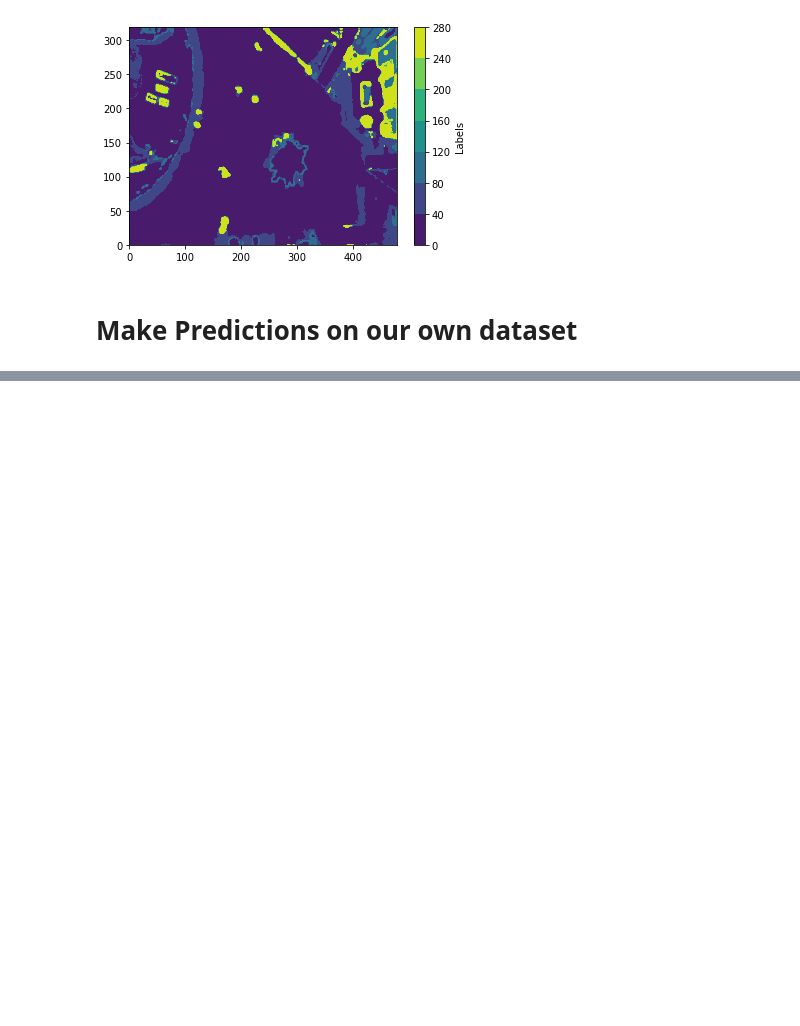
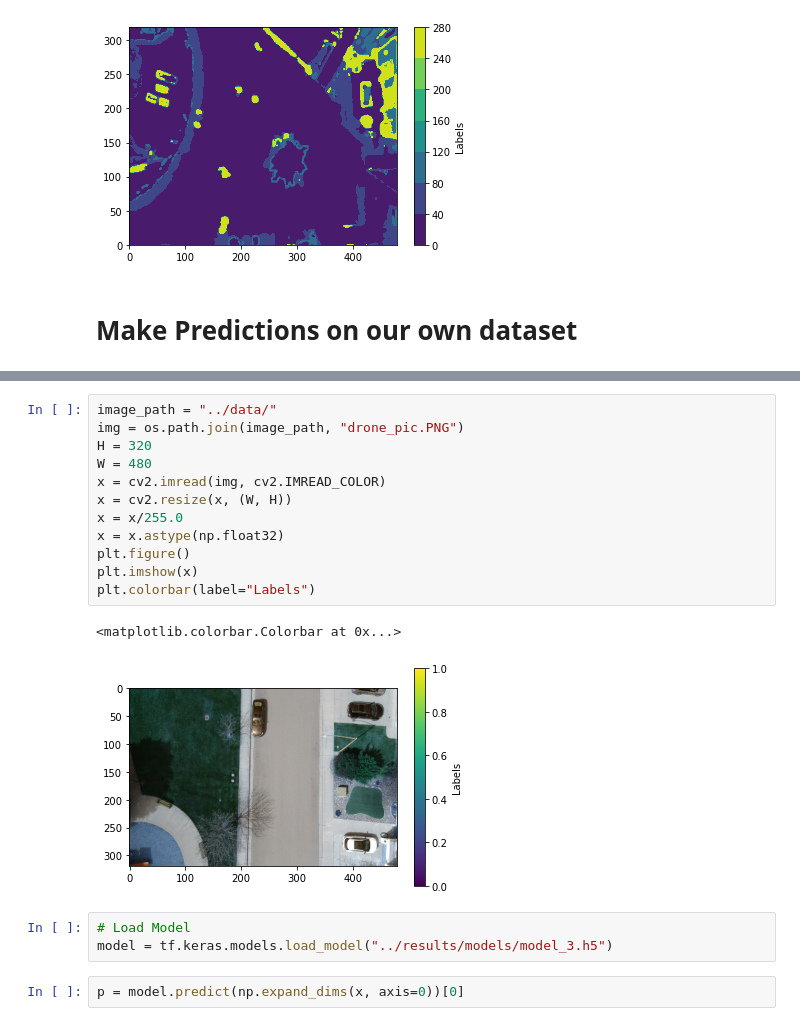
Before and after one commit to AntonioCervantes/Drone-AI-Segmentation, a Jupyter notebook: Segmentation/assets/visualizations.ipynb, the cells around one changed output, grey strips where cells are left out. Saved outputs shown, nothing was run; the diff lists cells and outputs as text; blank space fills up the shorter version.

Commit message:
Updates to visualizations

```diff
--- a/Segmentation/assets/visualizations.ipynb
+++ b/Segmentation/assets/visualizations.ipynb
@@ -75 +68,21 @@ physical_device_desc: "device: XLA_CPU device"
 ]
+# %%
+image_path = "../data/"
+img = os.path.join(image_path, "drone_pic.PNG")
+H = 320
+W = 480
+x = cv2.imread(img, cv2.IMREAD_COLOR)
+x = cv2.resize(x, (W, H))
+x = x/255.0
+x = x.astype(np.float32)
+plt.figure()
+plt.imshow(x)
+plt.colorbar(label="Labels")
+# %% [output]
+<matplotlib.colorbar.Colorbar at 0x...>
+[figure, added]
+# %%
+# Load Model
+model = tf.keras.models.load_model("../results/models/model_3.h5")
+# %%
+p = model.predict(np.expand_dims(x, axis=0))[0]
```
Also changed, not shown: parts of 7 cells of this notebook.
